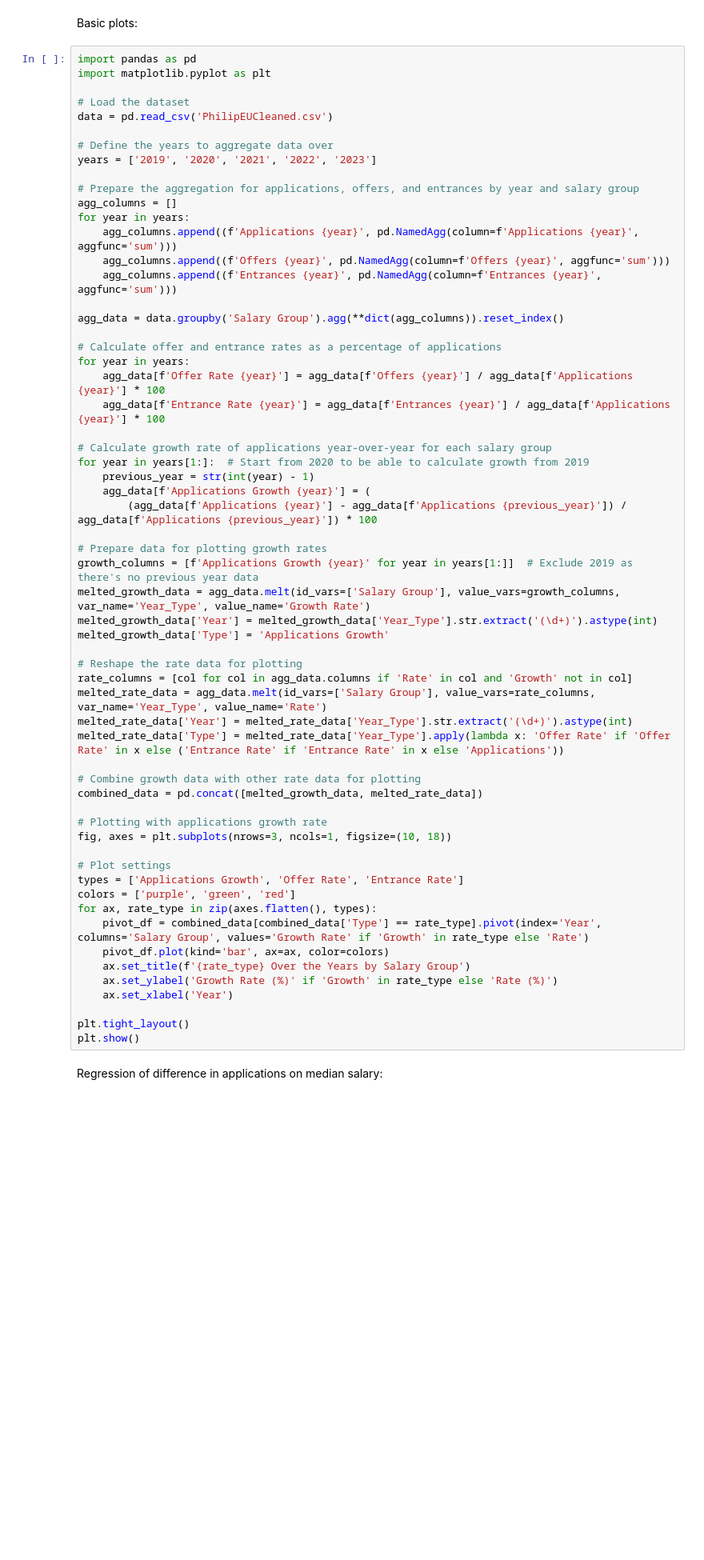
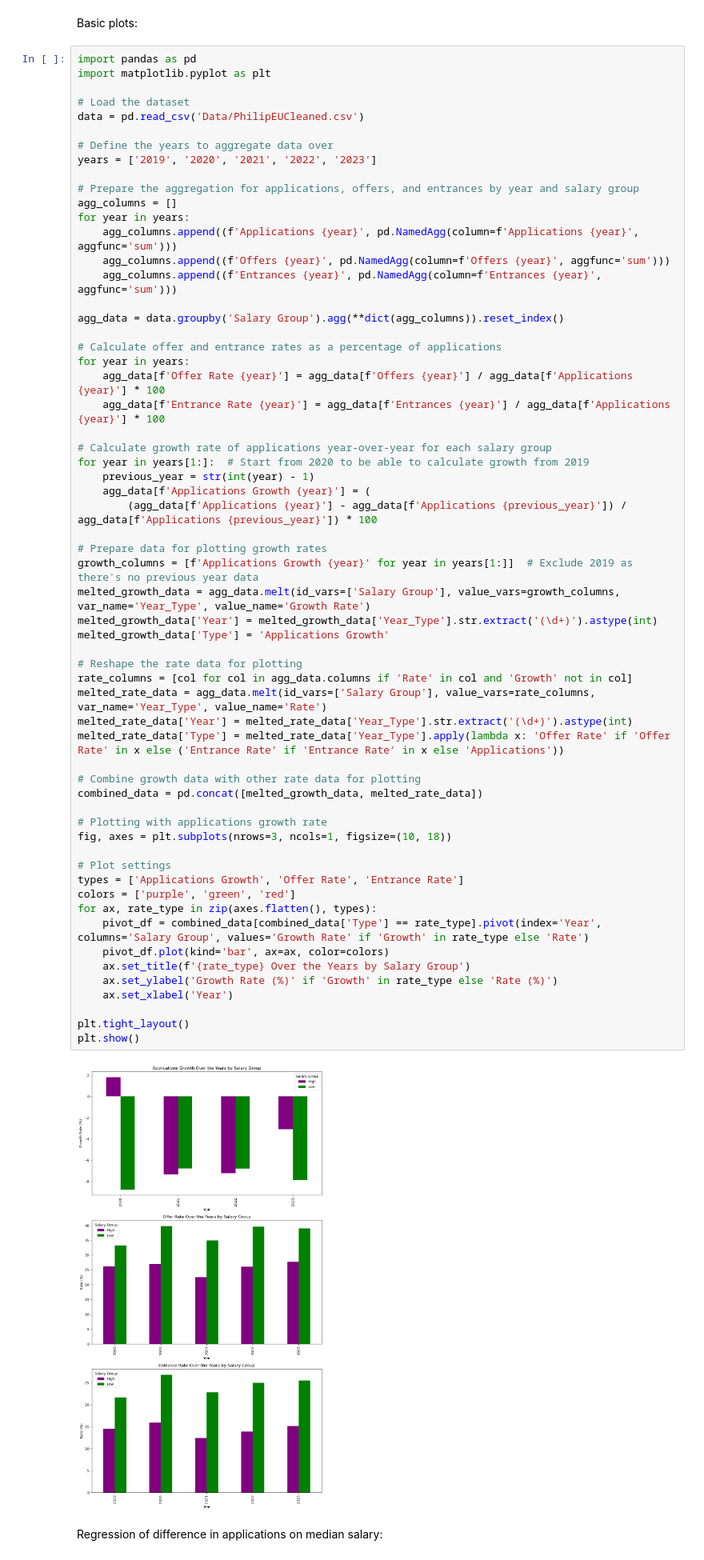
Before and after one commit to ascneuenheim/ST115_Brexit, a Jupyter notebook: Question 2.ipynb, the cells around one changed output. Shown at 80% size. Drawn from its saved outputs; the diff is of its cells as text; blank space fills up the shorter version.

```diff
--- a/Question 2.ipynb
+++ b/Question 2.ipynb
@@ -246,7 +246,7 @@ import pandas as pd
 import matplotlib.pyplot as plt
 
 # Load the dataset
-data = pd.read_csv('PhilipEUCleaned.csv')
+data = pd.read_csv('Data/PhilipEUCleaned.csv')
 
 # Define the years to aggregate data over
 years = ['2019', '2020', '2021', '2022', '2023']
@@ -274,33 +274,35 @@ for year in years[1:]:  # Start from 2020 to be able to calculate growth from 20
 # Prepare data for plotting growth rates
 growth_columns = [f'Applications Growth {year}' for year in years[1:]]  # Exclude 2019 as there's no previous year data
 melted_growth_data = agg_data.melt(id_vars=['Salary Group'], value_vars=growth_columns, var_name='Year_Type', value_name='Growth Rate')
 melted_growth_data['Year'] = melted_growth_data['Year_Type'].str.extract('(\d+)').astype(int)
 melted_growth_data['Type'] = 'Applications Growth'
 
 # Reshape the rate data for plotting
 rate_columns = [col for col in agg_data.columns if 'Rate' in col and 'Growth' not in col]
 melted_rate_data = agg_data.melt(id_vars=['Salary Group'], value_vars=rate_columns, var_name='Year_Type', value_name='Rate')
 melted_rate_data['Year'] = melted_rate_data['Year_Type'].str.extract('(\d+)').astype(int)
 melted_rate_data['Type'] = melted_rate_data['Year_Type'].apply(lambda x: 'Offer Rate' if 'Offer Rate' in x else ('Entrance Rate' if 'Entrance Rate' in x else 'Applications'))
 
 # Combine growth data with other rate data for plotting
 combined_data = pd.concat([melted_growth_data, melted_rate_data])
 
 # Plotting with applications growth rate
 fig, axes = plt.subplots(nrows=3, ncols=1, figsize=(10, 18))
 
 # Plot settings
 types = ['Applications Growth', 'Offer Rate', 'Entrance Rate']
 colors = ['purple', 'green', 'red']
 for ax, rate_type in zip(axes.flatten(), types):
     pivot_df = combined_data[combined_data['Type'] == rate_type].pivot(index='Year', columns='Salary Group', values='Growth Rate' if 'Growth' in rate_type else 'Rate')
     pivot_df.plot(kind='bar', ax=ax, color=colors)
     ax.set_title(f'{rate_type} Over the Years by Salary Group')
     ax.set_ylabel('Growth Rate (%)' if 'Growth' in rate_type else 'Rate (%)')
     ax.set_xlabel('Year')
 
 plt.tight_layout()
 plt.show()
+# %% [output]
+[figure, added]
 # %% [markdown]
 Regression of difference in applications on median salary:
 # %%
```
Also changed, not shown: parts of 7 cells of this notebook, 1 other file.
